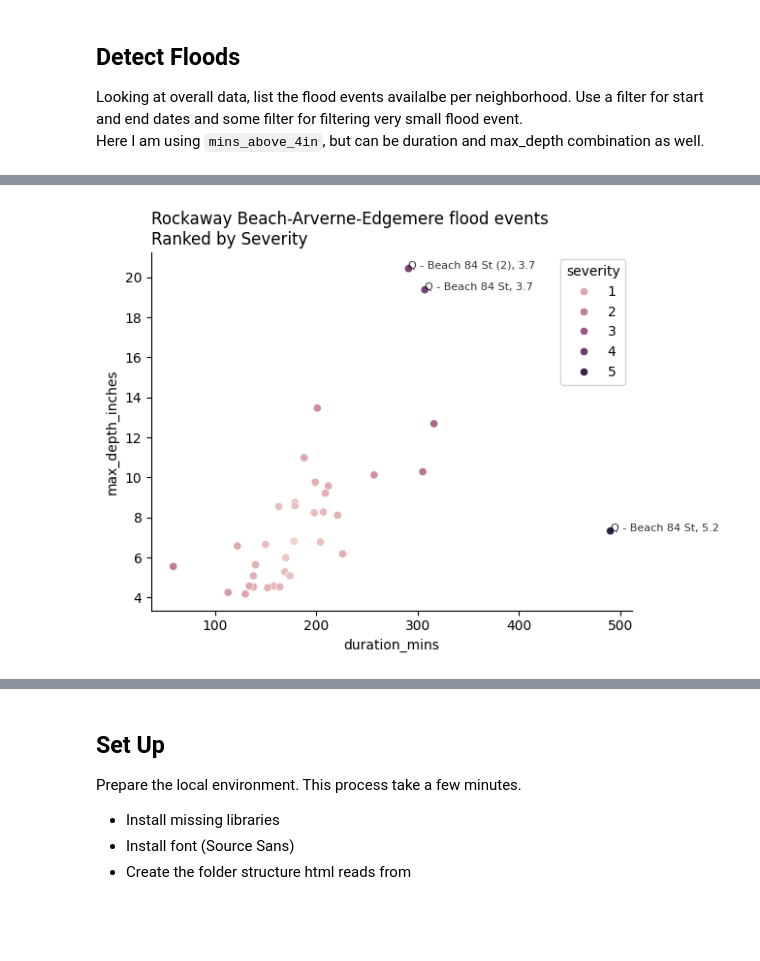
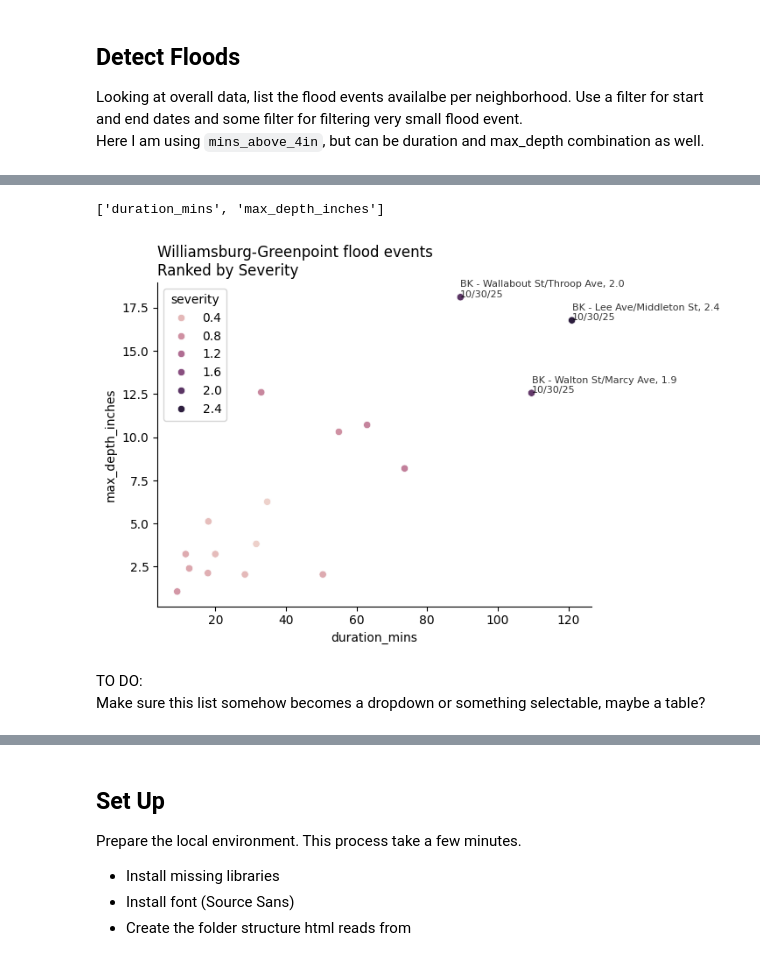
Before and after one commit to cankadir/FloodAnalysis, a Jupyter notebook: auto-reports/250519_Auto_Local_Reports_v3.ipynb, the cells around one changed output, grey strips where cells are left out. Cells and saved outputs as stored; diff of their text form; code cells hidden in the pictures; blank space fills up the shorter version.

Commit message:
updated reporting code and tide data

```diff
--- a/auto-reports/250519_Auto_Local_Reports_v3.ipynb
+++ b/auto-reports/250519_Auto_Local_Reports_v3.ipynb
@@ -70,0 +71,5 @@ ax.axis("off");
+# %%
+sensor_list['date_installed'] = pd.to_datetime( sensor_list['date_installed'] )
+sensor_list['days_active'] = (pd.Timestamp.now() - sensor_list['date_installed']).dt.total_seconds().div(60*60*24) #calculate days since installation
+sensor_list = sensor_list[ sensor_list['days_active'] > 180 ].copy()
+sensor_list.head(3)
@@ -86,0 +104,4 @@ flood_list.head(3)
+# %%
+flood_list['flood_start_time_ny'] = pd.to_datetime(flood_list['flood_start_time'], utc=True).dt.tz_convert("America/New_York")
+flood_list['flood_end_time_ny'] = pd.to_datetime(flood_list['flood_end_time'], utc=True).dt.tz_convert("America/New_York")
+flood_list.head(2)
@@ -87,8 +112,9 @@ flood_list.head(3)
 # %%
 flood_list_wlocs = flood_list.join( sensor_list[['sensor_id','geometry']].set_index('sensor_id'), on="sensor_id" )
 flood_list_wlocs = gpd.GeoDataFrame( flood_list_wlocs, geometry='geometry', crs=4326 )
-flood_list_wlocs = gpd.sjoin( flood_list_wlocs.to_crs(2263), ntas , how='left', predicate='within')
+flood_list_wlocs = gpd.sjoin( flood_list_wlocs.to_crs(3857), ntas , how='left', predicate='within')
 
+# print( flood_list_wlocs.shape[0] )
 flood_list_wlocs.head(3)
 # %% [output]
 |  | sensor_name | sensor_id | flood_start_time | flood_end_time | max_depth_inches | onset_time_mins | ... |
@@ -158,6 +174,7 @@ flood_byNta[['num_floods']].sort_values(by='num_floods', ascending=False)
 # %%
-selected_nta = "Rockaway Beach-Arverne-Edgemere"
-filtered_floods = flood_list_wlocs[ flood_list_wlocs['report_name'] == selected_nta ].copy()
-filtered_floods.head()
+selected_nta = "Williamsburg-Greenpoint"
+report_nta = selected_nta
+filtered_floods = flood_list_wlocs[ flood_list_wlocs['labels'] == selected_nta ].copy()
+filtered_floods.head(3)
 # %% [output]
 |  | sensor_name | sensor_id | flood_start_time | flood_end_time | max_depth_inches | onset_time_mins | ... |
@@ -170,42 +184,50 @@ filtered_floods.head()
 # %%
 import seaborn as sns
+from sklearn.preprocessing import RobustScaler
 
-convert_cols = ['duration_mins','max_depth_inches']
-for i in convert_cols:
-    filtered_floods[i] = filtered_floods[i].astype(float)
+def calculate_severity(data, col1, col2):
+    convert_cols = [col1,col2]
+    print( convert_cols )
+    for i in convert_cols:
+        data[i] = pd.to_numeric(data[i] )
 
-from sklearn.preprocessing import RobustScaler
-# For both columns at once
-cols = ['duration_mins', 'max_depth_inches']
-filtered_floods[['duration_scaled', 'depth_scaled']] = RobustScaler().fit_transform(
-    filtered_floods[cols]
-)
+    # For both columns at once
+    cols = [ col1, col2]
+    data[['c1_scaled', 'c2_scaled']] = RobustScaler().fit_transform( data[cols] )
 
-# euclidian distance measure on 2-dimensions
-filtered_floods['severity'] = (
-    filtered_floods['duration_scaled']**2 +
-    filtered_floods['depth_scaled']**2
-) ** 0.5
+    # euclidian distance measure on 2-dimensions
+    data['severity'] = (
+        data['c1_scaled']**2 +
+        data['c2_scaled']**2
+    ) ** 0.5
+
+    return data['severity']
+
+filtered_floods['severity'] = calculate_severity( filtered_floods, 'duration_mins', 'max_depth_inches' )
 
 fig,ax = plt.subplots()
 sns.scatterplot(
     data = filtered_floods,
     x = 'duration_mins',
     y = 'max_depth_inches',
     hue='severity',
     ax=ax
 )
 ax.set_title(f"{selected_nta} flood events\nRanked by Severity", loc='left')
 
-high_severity = filtered_floods[filtered_floods['severity'] > 3]
+high_severity = filtered_floods[filtered_floods['severity'] > 1]
 for _, row in high_severity.iterrows():
     ax.annotate(
-        f"{row['sensor_name']}, {round(row['severity'],1)}",  # or sensor_id
+        f"{row['sensor_name']}, {round(row['severity'],1)}\n{pd.to_datetime(row['flood_start_time']).strftime("%m/%d/%y")}",  # or sensor_id
         (row['duration_mins'], row['max_depth_inches']),
         fontsize=8,
         alpha=0.8
     )
 
 sns.despine( ax=ax )
 # %% [output]
+['duration_mins', 'max_depth_inches']
-[figure, old version]
+[figure, new version]
+# %% [markdown]
+TO DO:
+Make sure this list somehow becomes a dropdown or something selectable, maybe a table?
```
Also changed, not shown: parts of 56 cells of this notebook, 2 other files.
